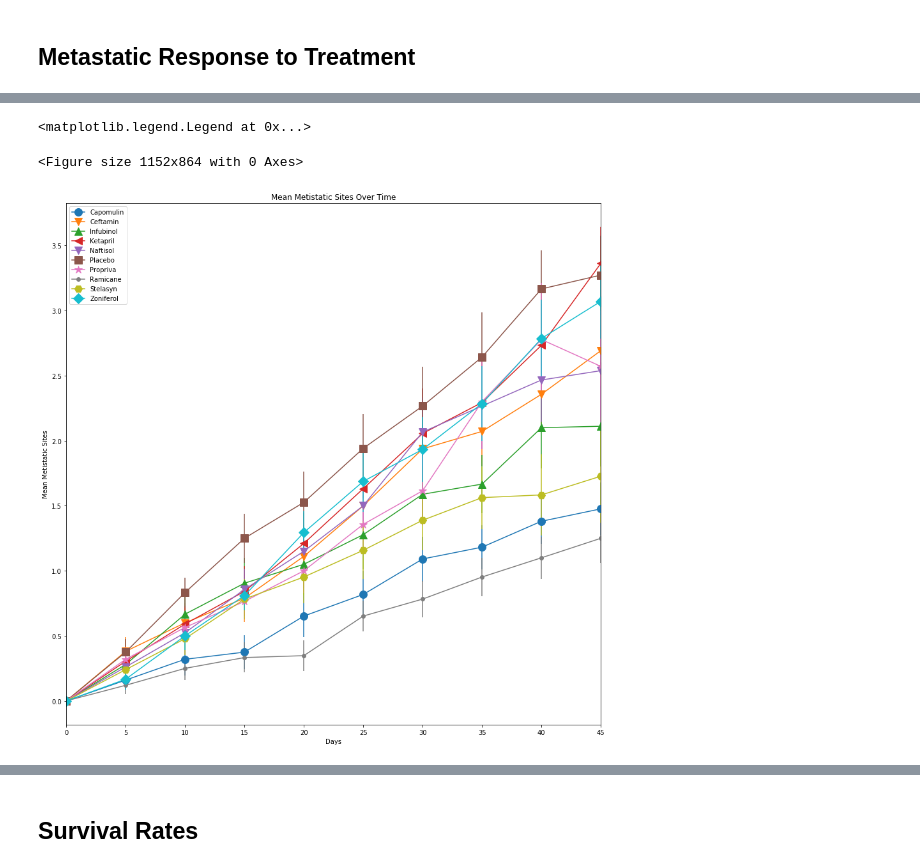
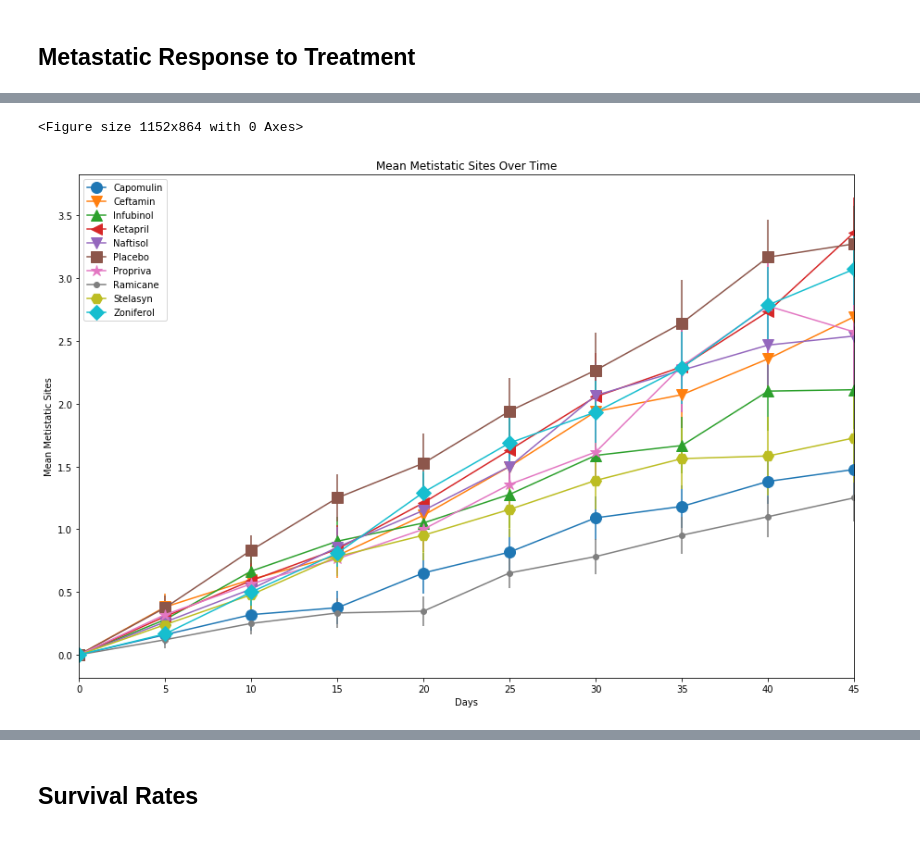
Before and after one commit to scottcm73/matplotliba-challenge, a Jupyter notebook: Pymaceuticals/pymaceuticals2-1.ipynb, the cells around one changed output, grey strips where cells are left out. Drawn from its saved outputs; the diff is of its cells as text; code cells hidden in the pictures.

```diff
--- a/Pymaceuticals/pymaceuticals2-1.ipynb
+++ b/Pymaceuticals/pymaceuticals2-1.ipynb
@@ -304,37 +325,39 @@ met_site_st_error_df_pivot
 
 # Generate the Plot (with Error Bars)
 plt.figure(num=1, figsize=(16,12))
 
 
 
 this_plot2=mean_mt_site_df_pivot.plot(kind='line', markersize=12, yerr=met_site_st_error_df_pivot)
 #Ensures that the line colors match
 this_plot2.set_prop_cycle(None)
 
 
 
 plt.xlabel('Days')
 plt.ylabel('Mean Metistatic Sites')
 plt.title('Mean Metistatic Sites Over Time')
-plt.gcf().set_size_inches(15, 15)
+plt.gcf().set_size_inches(15, 10)
 
 markers_list=['o', 'v', '^', '<', 'v', 's', '*', '.', 'H', 'D', 'X', 'p']
 
 for i, line in enumerate(this_plot2.get_lines()):
     line.set_marker(markers_list[i])
 
 this_plot2.legend(this_plot2.get_lines(), mean_mt_site_df_pivot.columns, loc='best')
 
+plt.savefig('mean_metistatic_sites.png')
+
+plt.show()
 # Generate the Plot (with Error Bars)
 
 
 # Save the Figure
 
 # Show the Figure
 # %% [output]
-<matplotlib.legend.Legend at 0x...>
+<Figure size 1152x864 with 0 Axes>
-<Figure size 1152x864 with 0 Axes>
-[figure, old version]
+[figure, new version]
 # %% [markdown]
 ![Metastatic Spread During Treatment](../Images/spread.png)
 # %% [markdown]
```
Also changed, not shown: parts of 16 cells of this notebook.
